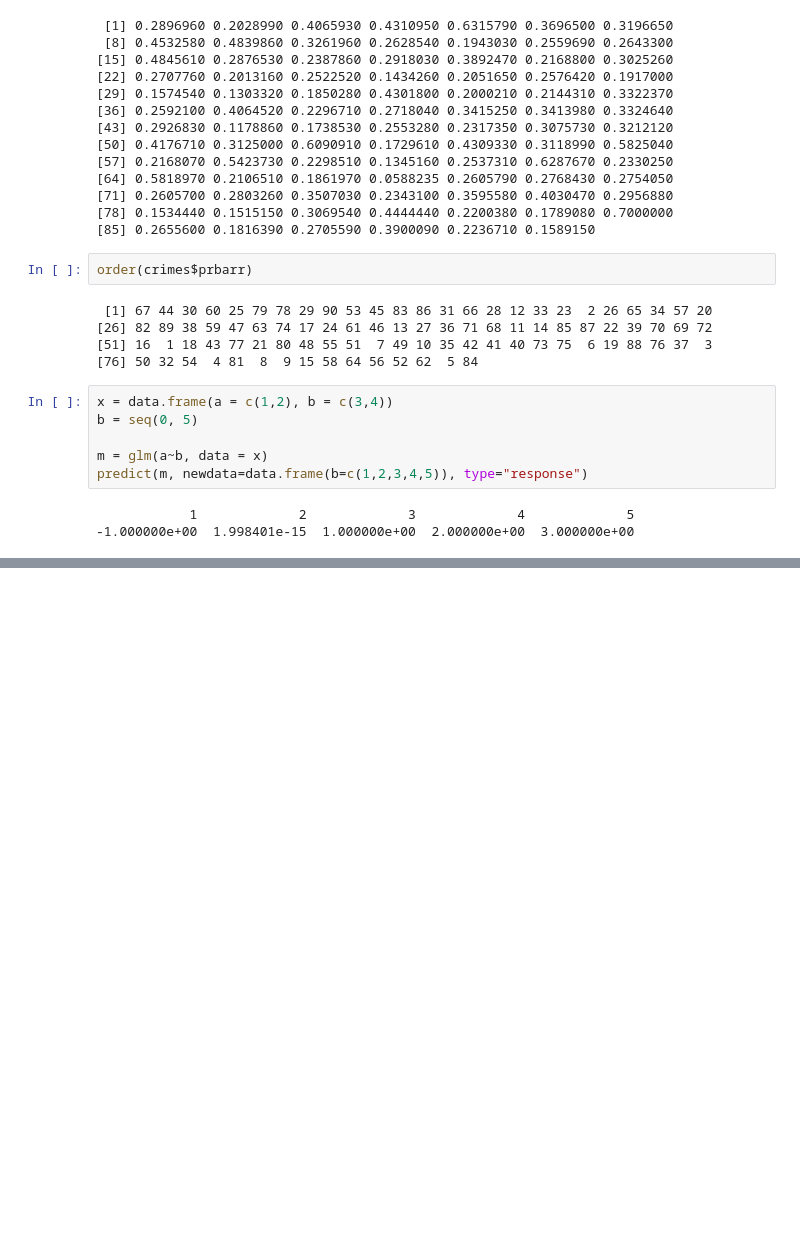
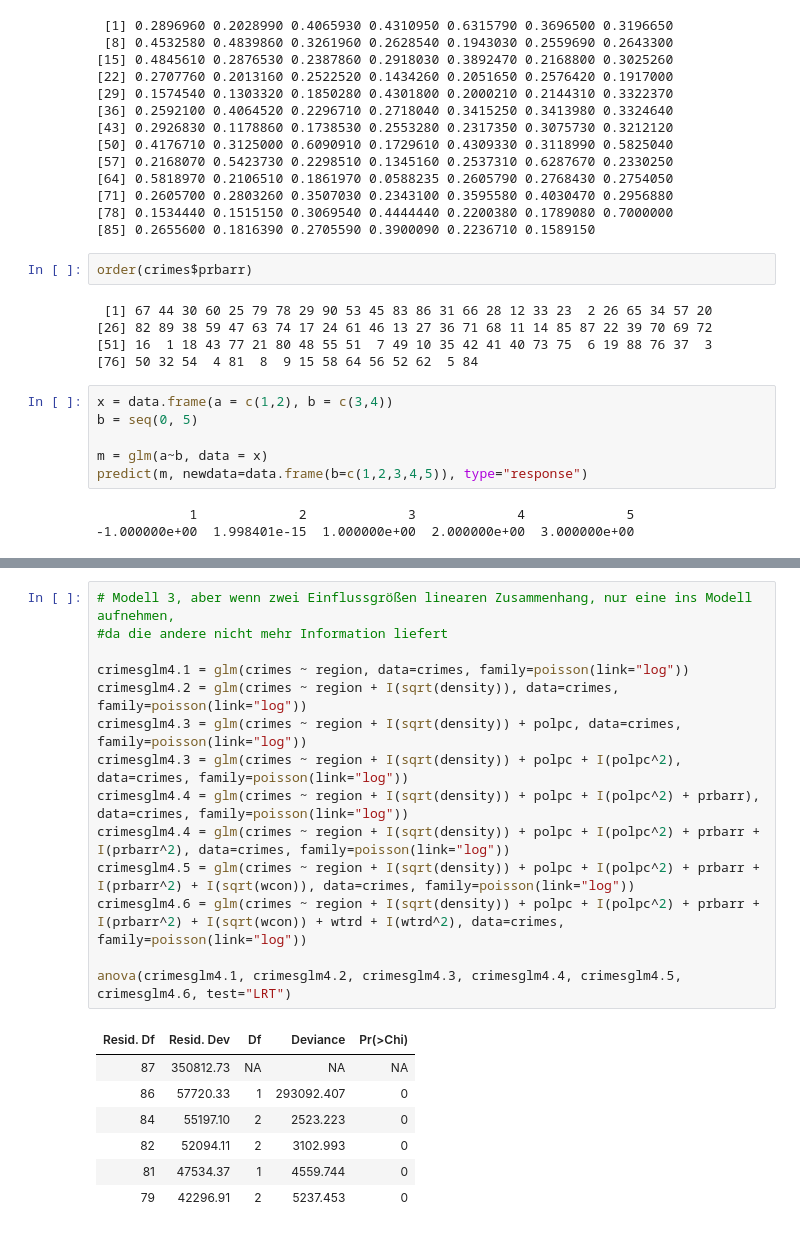
Before and after one commit to HenningAthor/SV_Crimes, a Jupyter notebook: Max/Analyse Zusammenhänge.ipynb, the cells around one changed output, grey strips where cells are left out. Saved outputs shown, nothing was run; the diff lists cells and outputs as text; blank space fills up the shorter version.

```diff
--- a/Max/Analyse Zusammenhänge.ipynb
+++ b/Max/Analyse Zusammenhänge.ipynb
@@ -235,0 +459,22 @@ taxpc:
+# %%
+# Modell 3, aber wenn zwei Einflussgrößen linearen Zusammenhang, nur eine ins Modell aufnehmen,
+#da die andere nicht mehr Information liefert
+
+crimesglm4.1 = glm(crimes ~ region, data=crimes, family=poisson(link="log"))
+crimesglm4.2 = glm(crimes ~ region + I(sqrt(density)), data=crimes, family=poisson(link="log"))
+crimesglm4.3 = glm(crimes ~ region + I(sqrt(density)) + polpc, data=crimes, family=poisson(link="log"))
+crimesglm4.3 = glm(crimes ~ region + I(sqrt(density)) + polpc + I(polpc^2), data=crimes, family=poisson(link="log"))
+crimesglm4.4 = glm(crimes ~ region + I(sqrt(density)) + polpc + I(polpc^2) + prbarr), data=crimes, family=poisson(link="log"))
+crimesglm4.4 = glm(crimes ~ region + I(sqrt(density)) + polpc + I(polpc^2) + prbarr + I(prbarr^2), data=crimes, family=poisson(link="log"))
+crimesglm4.5 = glm(crimes ~ region + I(sqrt(density)) + polpc + I(polpc^2) + prbarr + I(prbarr^2) + I(sqrt(wcon)), data=crimes, family=poisson(link="log"))
+crimesglm4.6 = glm(crimes ~ region + I(sqrt(density)) + polpc + I(polpc^2) + prbarr + I(prbarr^2) + I(sqrt(wcon)) + wtrd + I(wtrd^2), data=crimes, family=poisson(link="log"))
+
+anova(crimesglm4.1, crimesglm4.2, crimesglm4.3, crimesglm4.4, crimesglm4.5, crimesglm4.6, test="LRT")
+# %% [output]
+| Resid. Df | Resid. Dev | Df | Deviance | Pr(>Chi) |
+| 87 | 350812.73 | NA | NA | NA |
+| 86 | 57720.33 | 1 | 293092.407 | 0 |
+| 84 | 55197.10 | 2 | 2523.223 | 0 |
+| 82 | 52094.11 | 2 | 3102.993 | 0 |
+| 81 | 47534.37 | 1 | 4559.744 | 0 |
+| 79 | 42296.91 | 2 | 5237.453 | 0 |
```
Also changed, not shown: parts of 7 cells of this notebook, 1 other file.
